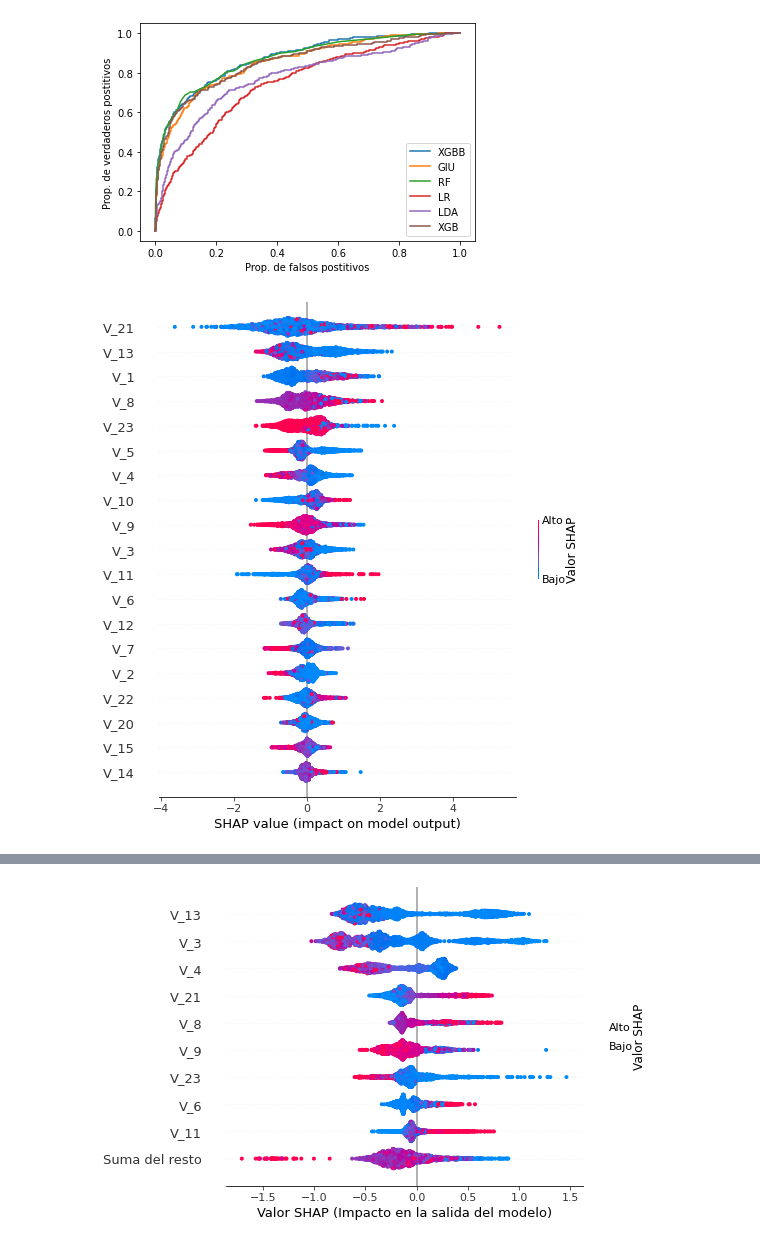
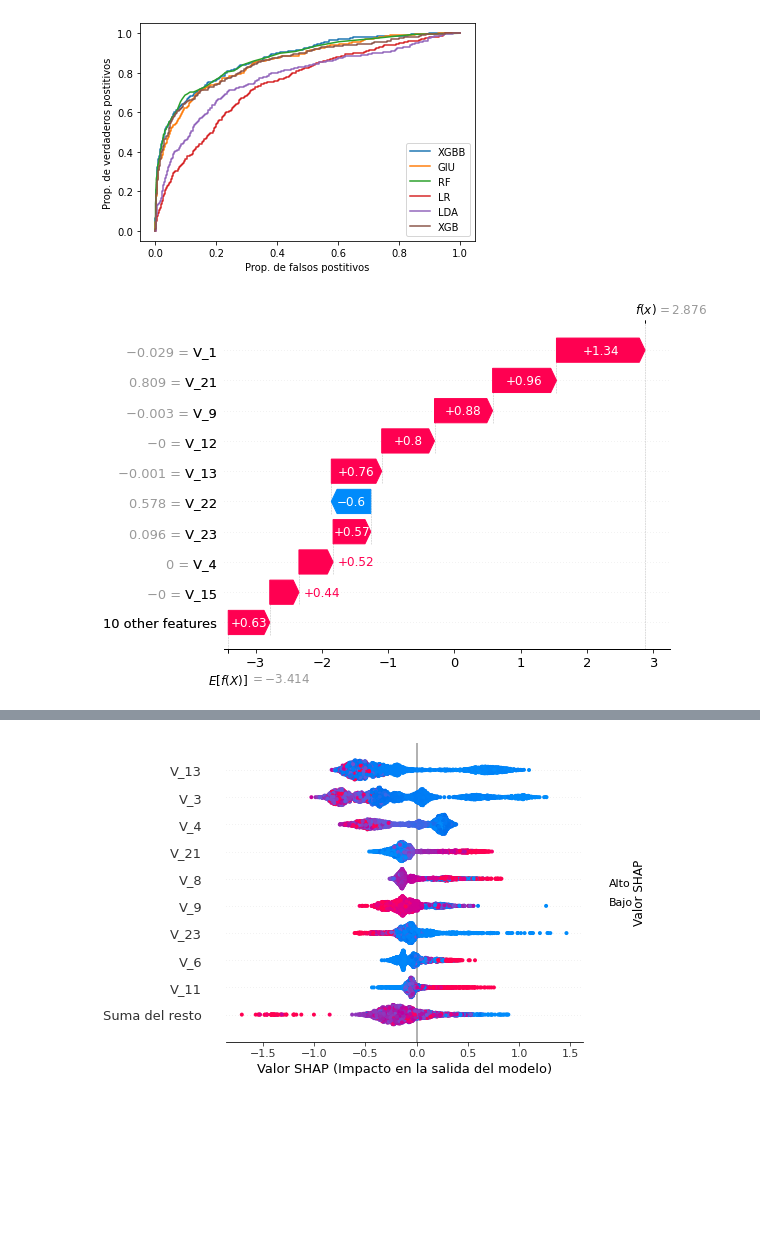
Before and after one commit to AzaelCC/Credit-Risk-Explainable-ML, a Jupyter notebook: src/Model_Plots.ipynb, the cells around one changed output, grey strips where cells are left out. Cells and saved outputs as stored; diff of their text form; code cells hidden in the pictures; blank space fills up the shorter version.

Commit message:
Change plot labels, positions and things like that

```diff
--- a/src/Model_Plots.ipynb
+++ b/src/Model_Plots.ipynb
@@ -206,7 +221,11 @@ all_ROC(models_paths)
 pandas.Int64Index is deprecated and will be removed from pandas in a future version. Use pandas.Index with the appropriate dtype instead.
 [figure]
 # %%
+shap_df = model_info['shap_df']
 shap_test = model_info['shap_test']
-shap.plots.beeswarm(shap_test, max_display=19, show=False, )
+
+sample_idx = shap_df.index[666]
+shap.plots.waterfall(shap_test[666], max_display=10, show=False)
+f = plt.gcf()
 # %% [output]
-[figure, old version]
+[figure, new version]
```
Also changed, not shown: parts of 5 cells of this notebook.
